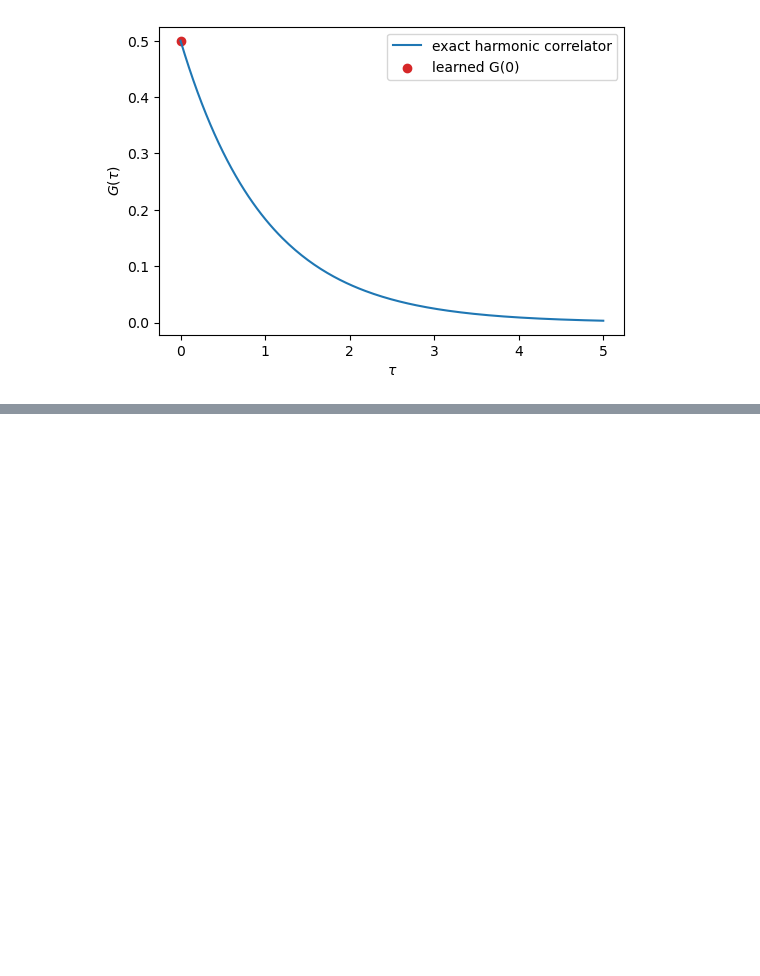
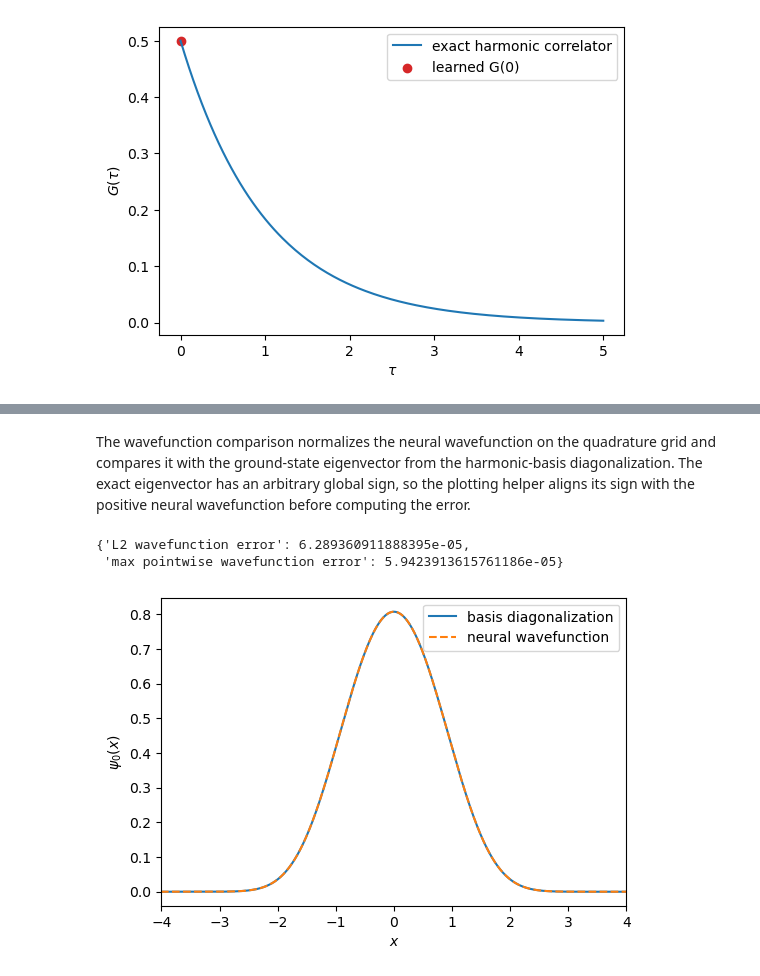
Before and after one commit to Sam-2727/Adjoint-QM, a Jupyter notebook: notebooks/harmonic_oscillator_ground_state.ipynb, the cells around one changed output, grey strips where cells are left out. Drawn from its saved outputs; the diff is of its cells as text; code cells hidden in the pictures; blank space fills up the shorter version.

```diff
--- a/notebooks/harmonic_oscillator_ground_state.ipynb
+++ b/notebooks/harmonic_oscillator_ground_state.ipynb
@@ -186,0 +521,50 @@ plt.legend();
+# %% [markdown]
+The wavefunction comparison normalizes the neural wavefunction on the quadrature grid and compares it with the ground-state eigenvector from the harmonic-basis diagonalization.  The exact eigenvector has an arbitrary global sign, so the plotting helper aligns its sign with the positive neural wavefunction before computing the error.
+# %%
+published_psi_nn = normalized_wavefunction_values(
+    published_model,
+    published_grid,
+    published_weights,
+)
+published_psi_exact = evaluate_basis_wavefunctions(
+    published_grid,
+    published_exact.eigenvectors,
+    basis_omega=published_exact.basis_omega,
+    state_indices=[0],
+).squeeze(-1)
+published_psi_exact = align_wavefunction_sign(
+    published_psi_exact,
+    reference=published_psi_nn,
+)
+published_wavefunction_l2 = torch.sqrt(
+    torch.sum(published_weights * (published_psi_nn - published_psi_exact) ** 2)
+).item()
+published_wavefunction_max_error = torch.max(
+    torch.abs(published_psi_nn - published_psi_exact)
+).item()
+
+plt.figure(figsize=(6, 4))
+plt.plot(
+    published_grid[:, 0].numpy(),
+    published_psi_exact.detach().numpy(),
+    label="basis diagonalization",
+)
+plt.plot(
+    published_grid[:, 0].numpy(),
+    published_psi_nn.detach().numpy(),
+    linestyle="--",
+    label="neural wavefunction",
+)
+plt.xlim(-4.0, 4.0)
+plt.xlabel(r"$x$")
+plt.ylabel(r"$\psi_0(x)$")
+plt.legend();
+
+{
+    "L2 wavefunction error": published_wavefunction_l2,
+    "max pointwise wavefunction error": published_wavefunction_max_error,
+}
+# %% [output]
+{'L2 wavefunction error': 6.289360911888395e-05,
+ 'max pointwise wavefunction error': 5.9423913615761186e-05}
+[figure, added]
```
Also changed, not shown: parts of 25 cells of this notebook, 12 other files.
